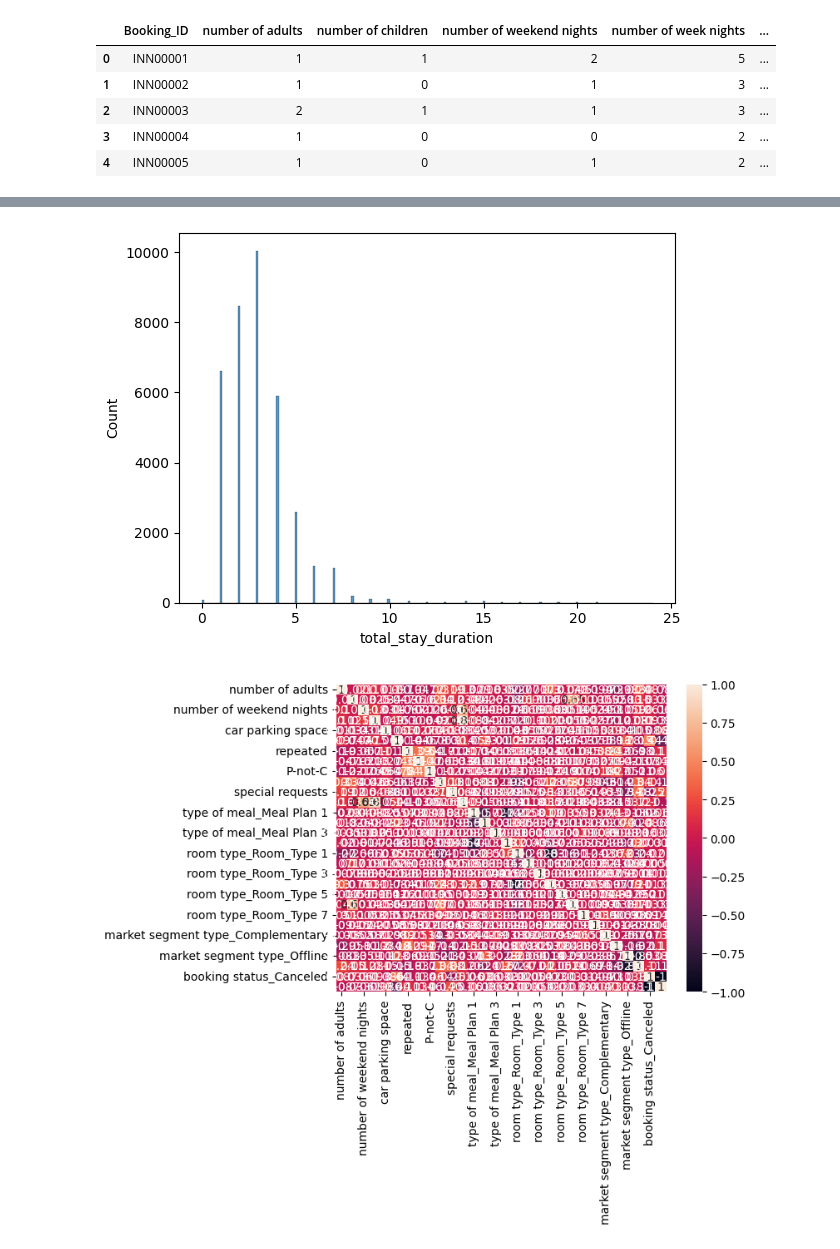
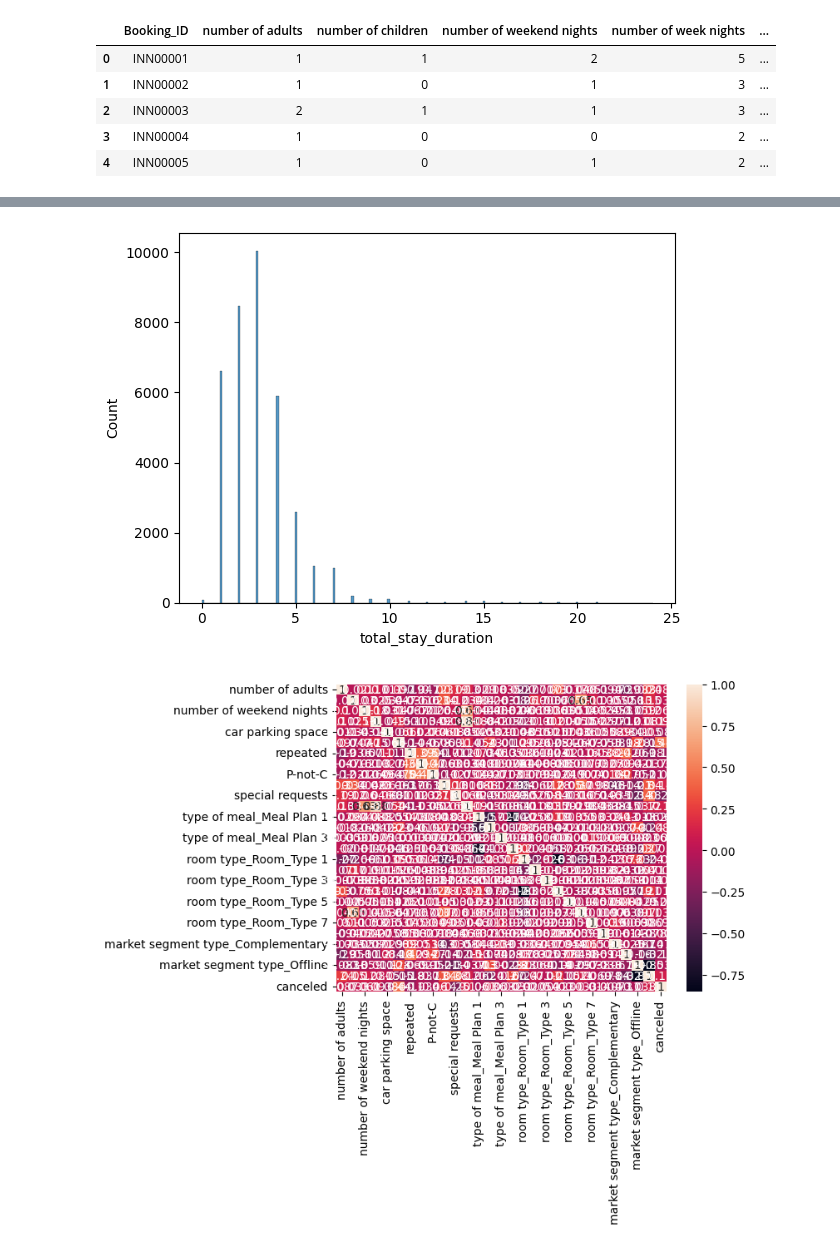
Before and after one commit to Nengock/hotel-booking-cancelation, a Jupyter notebook: Hotel_Booking_Cancellation_Prediction.ipynb, the cells around one changed output, grey strips where cells are left out. Saved outputs shown, nothing was run; the diff lists cells and outputs as text; code cells hidden in the pictures.

```diff
--- a/Hotel_Booking_Cancellation_Prediction.ipynb
+++ b/Hotel_Booking_Cancellation_Prediction.ipynb
@@ -103,5 +103,13 @@ df.fillna(method='ffill', inplace=True)
 # Create new features
 df['total_stay_duration'] = df['number of weekend nights'] + df['number of week nights']
 
+# Ensure the columns exist before encoding
+categorical_columns = ['type of meal', 'room type', 'market segment type']
+existing_columns = [col for col in categorical_columns if col in df.columns]
+
 # Encode categorical variables
-df = pd.get_dummies(df, columns=['type of meal', 'room type', 'market segment type', 'booking status'])
+df = pd.get_dummies(df, columns=existing_columns)
+
+df['canceled'] = df['booking status'].map({'Canceled': 1, 'Not_Canceled': 0})
+
+df.head()
@@ -108,22 +124,22 @@ df = pd.get_dummies(df, columns=['type of meal', 'room type', 'market segment ty
 # %%
 # Exploratory Data Analysis (EDA)
 import matplotlib.pyplot as plt
 import seaborn as sns
 
 # Drop the Booking_ID and date of reservation columns as they are not needed for numerical analysis
-df_numeric = df.drop(columns=['Booking_ID', 'date of reservation'])
+df_numeric = df.drop(columns=['Booking_ID', 'date of reservation',  'booking status'])
 
 # Visualize distributions of key features
 sns.histplot(df_numeric['total_stay_duration'])
 plt.show()
 
 # Analyze correlations between features and the target variable (is_canceled)
 correlation_matrix = df_numeric.corr()
 sns.heatmap(correlation_matrix, annot=True)
 plt.show()
 # %% [output]
 [figure]
-[figure, old version]
+[figure, new version]
 # %%
 # Model Building
 from sklearn.model_selection import train_test_split
```
Also changed, not shown: parts of 7 cells of this notebook.
